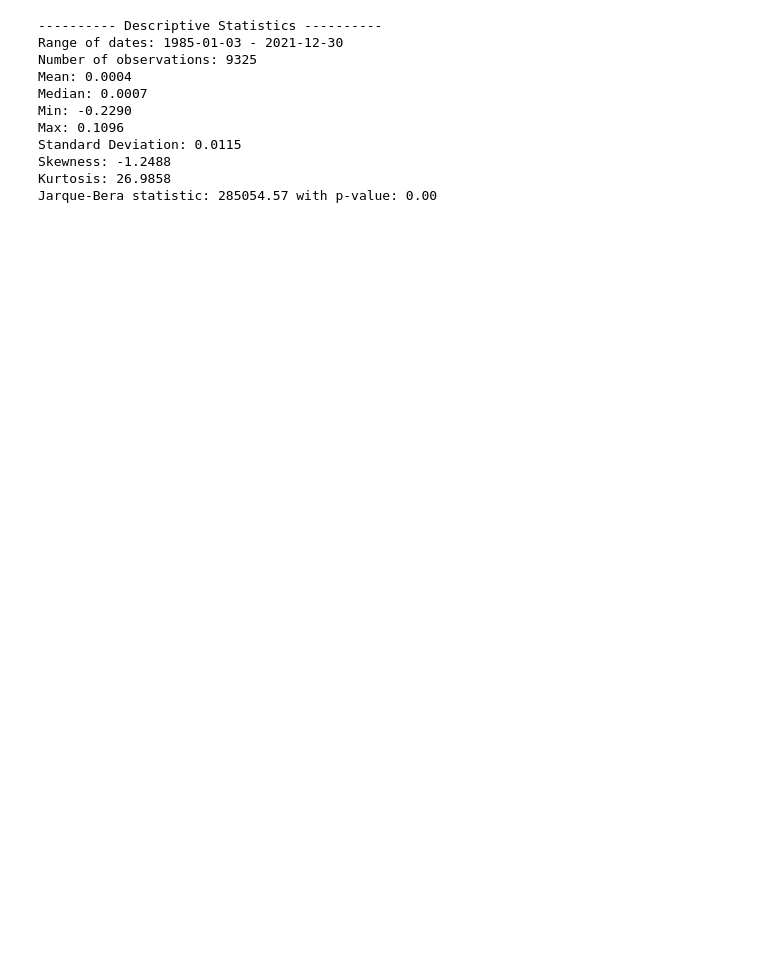
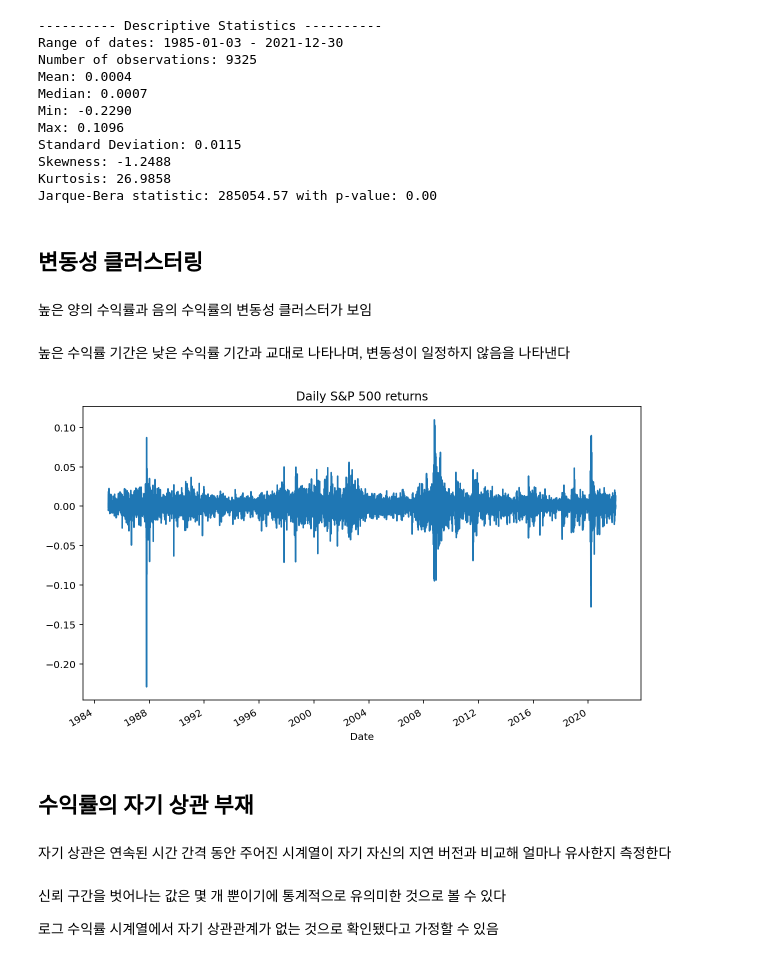
Before and after one commit to namwootree/Basic_Skill, a Jupyter notebook: Time_Series/금융 파이썬 쿡북/1장_금융_데이터와_전처리.ipynb, the cells around one changed output. Drawn from its saved outputs; the diff is of its cells as text; code cells hidden in the pictures; blank space fills up the shorter version.

```diff
--- a/Time_Series/금융 파이썬 쿡북/1장_금융_데이터와_전처리.ipynb
+++ b/Time_Series/금융 파이썬 쿡북/1장_금융_데이터와_전처리.ipynb
@@ -374,3 +387,23 @@ Standard Deviation: 0.0115
 Skewness: -1.2488
 Kurtosis: 26.9858
 Jarque-Bera statistic: 285054.57 with p-value: 0.00
+# %% [markdown]
+## 변동성 클러스터링
+# %% [markdown]
+높은 양의 수익률과 음의 수익률의 변동성 클러스터가 보임
+# %% [markdown]
+높은 수익률 기간은 낮은 수익률 기간과 교대로 나타나며, 변동성이 일정하지 않음을 나타낸다
+# %%
+df.log_rtn.plot(title='Daily S&P 500 returns', figsize=(10, 6))
+
+plt.show()
+# %% [output]
+[figure, added]
+# %% [markdown]
+## 수익률의 자기 상관 부재
+# %% [markdown]
+자기 상관은 연속된 시간 간격 동안 주어진 시계열이 자기 자신의 지연 버전과 비교해 얼마나 유사한지 측정한다
+# %% [markdown]
+신뢰 구간을 벗어나는 값은 몇 개 뿐이기에 통계적으로 유의미한 것으로 볼 수 있다
+
+로그 수익률 시계열에서 자기 상관관계가 없는 것으로 확인됐다고 가정할 수 있음
```
Also changed, not shown: parts of 18 cells of this notebook.
